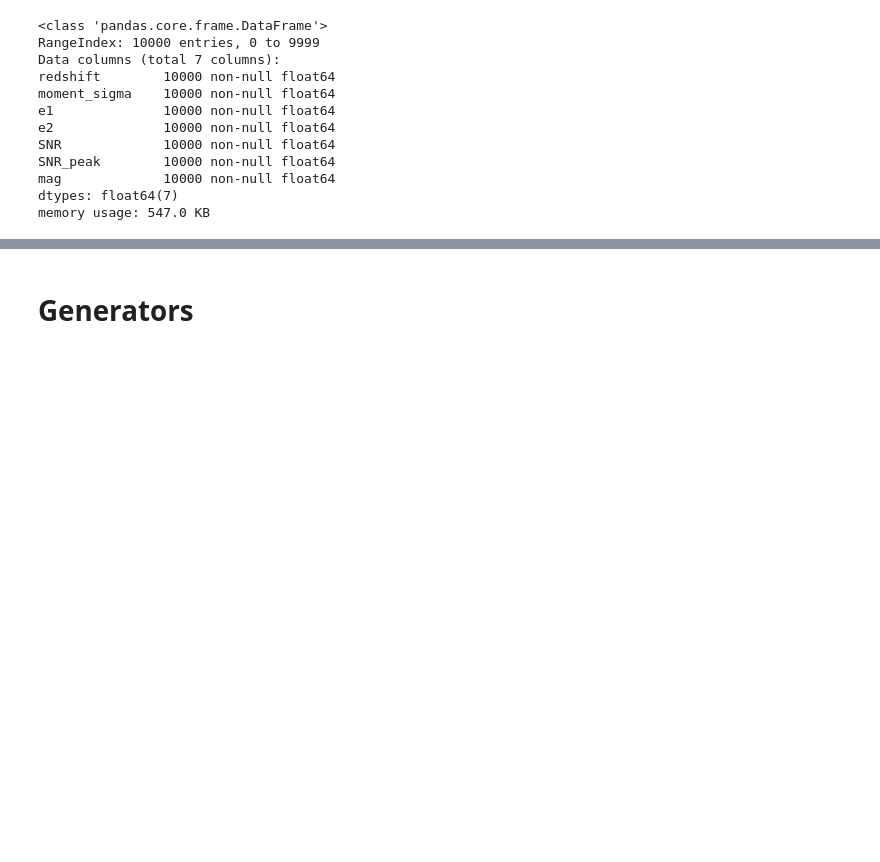
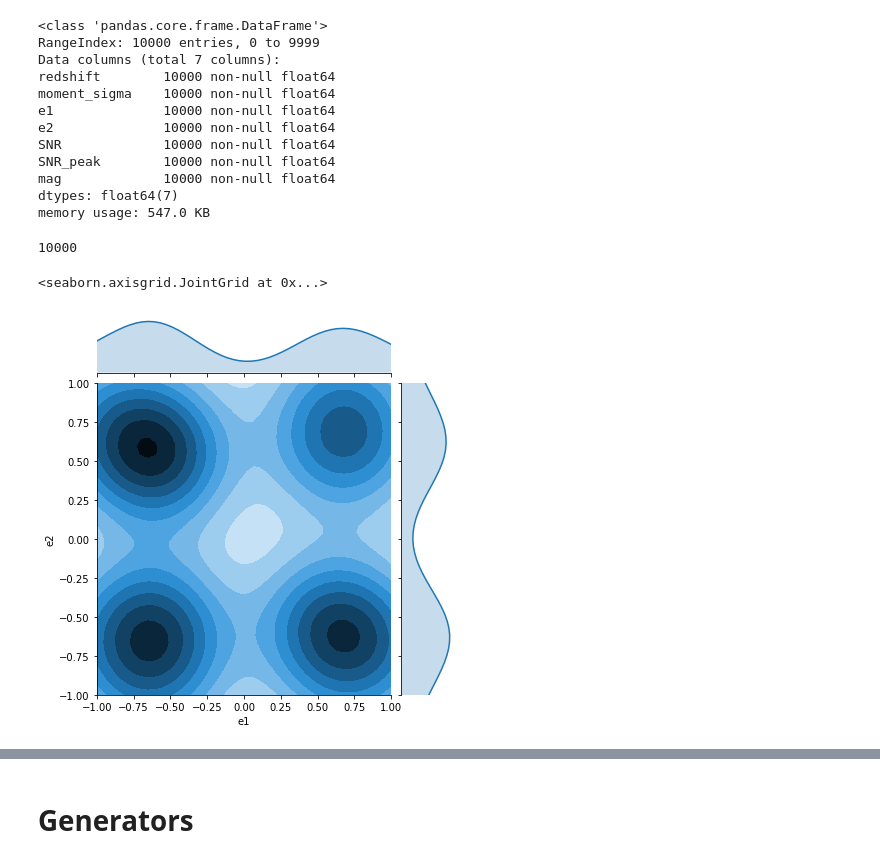
Before and after one commit to LSSTDESC/DeblenderVAE, a Jupyter notebook: notebooks/Plots_for_paper/Plots_VAE_results.ipynb, the cells around one changed output, grey strips where cells are left out. Cells and saved outputs as stored; diff of their text form; code cells hidden in the pictures; blank space fills up the shorter version.

```diff
--- a/notebooks/Plots_for_paper/Plots_VAE_results.ipynb
+++ b/notebooks/Plots_for_paper/Plots_VAE_results.ipynb
@@ -76,3 +77,20 @@ SNR_peak        10000 non-null float64
 mag             10000 non-null float64
 dtypes: float64(7)
 memory usage: 547.0 KB
+# %%
+len(df)
+# %% [output]
+10000
+# %%
+e1_sup = df['e1']>0.5
+e1_inf = df['e1']<-0.5
+e2_sup = df['e2']>0.5
+e2_inf = df['e2']<-0.5
+
+e1_X = e1_sup | e1_inf
+e2_X = e2_sup | e2_inf
+# %%
+sns.jointplot(x="e1", y="e2", data=df[e1_X & e2_X], kind="kde", xlim = (-1,1), ylim = (-1,1))
+# %% [output]
+<seaborn.axisgrid.JointGrid at 0x...>
+[figure, added]
```
Also changed, not shown: parts of 22 cells of this notebook, 53 other files.
